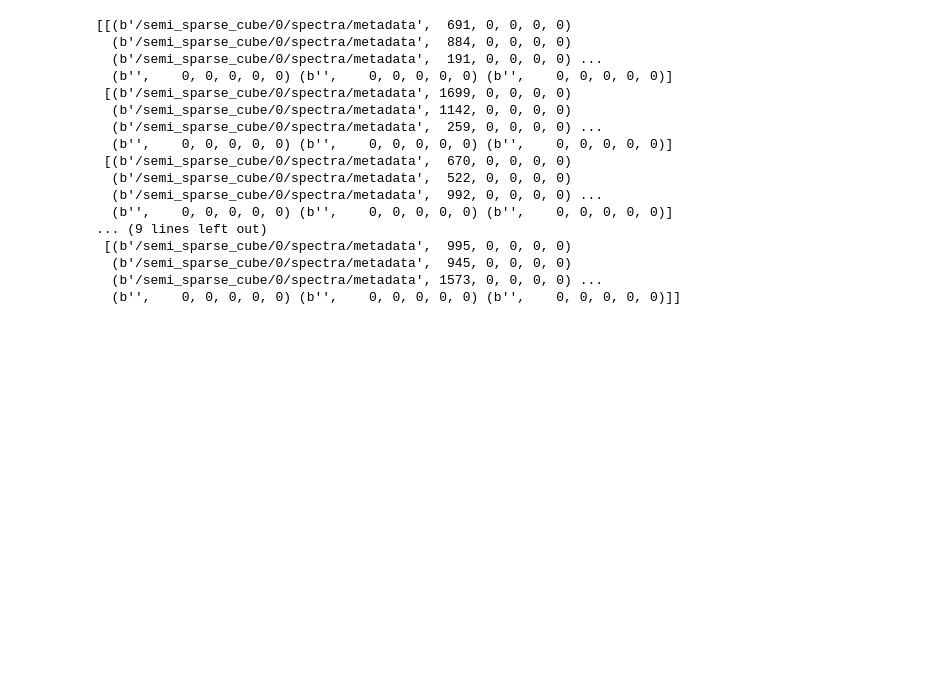
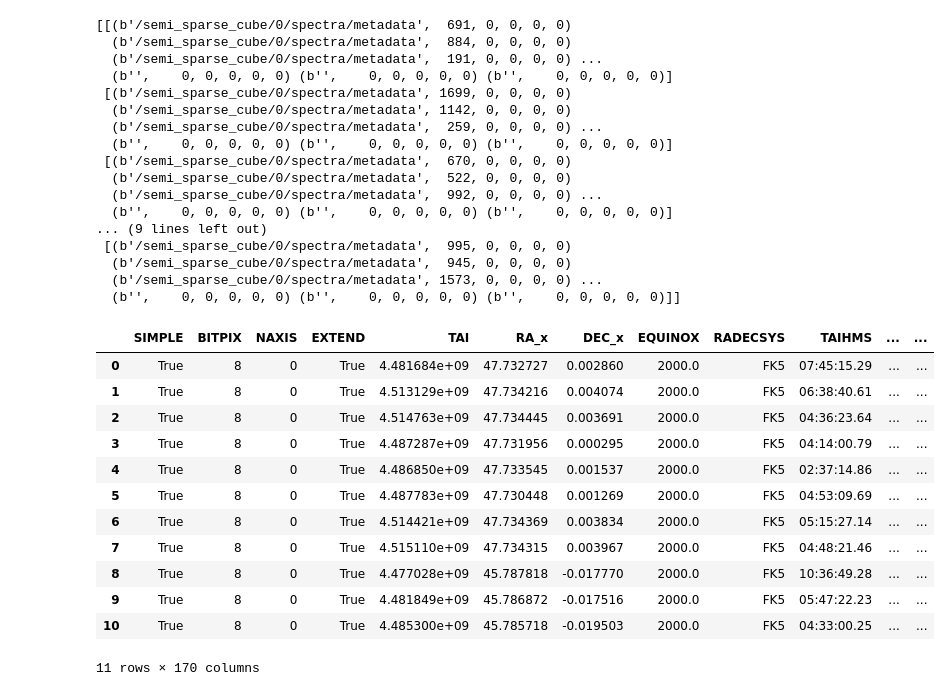
Before and after one commit to nadvornikjiri/HiSS-Cube, a Jupyter notebook: notebooks/SNR tests.ipynb, the cells around one changed output. Drawn from its saved outputs; the diff is of its cells as text; code cells hidden in the pictures; blank space fills up the shorter version.

```diff
--- a/notebooks/SNR tests.ipynb
+++ b/notebooks/SNR tests.ipynb
@@ -149,3 +187,28 @@ with h5py.File(h5_path) as h5_file:
   (b'/semi_sparse_cube/0/spectra/metadata',  945, 0, 0, 0, 0)
   (b'/semi_sparse_cube/0/spectra/metadata', 1573, 0, 0, 0, 0) ...
   (b'',    0, 0, 0, 0, 0) (b'',    0, 0, 0, 0, 0) (b'',    0, 0, 0, 0, 0)]]
+# %%
+h5_path = "../results/SDSS_cube.h5"
+
+import pandas as pd
+h5_file = pd.HDFStore(h5_path)
+
+df = h5_file["fits_spectra_metadata_star_formation_rates"]
+
+h5_file.close()
+
+df
+# %% [output]
+|  | SIMPLE | BITPIX | NAXIS | EXTEND | TAI | RA_x | DEC_x | EQUINOX | RADECSYS | TAIHMS | ... | ... |
+| 0 | True | 8 | 0 | True | 4.481684e+09 | 47.732727 | 0.002860 | 2000.0 | FK5 | 07:45:15.29 | ... | ... |
+| 1 | True | 8 | 0 | True | 4.513129e+09 | 47.734216 | 0.004074 | 2000.0 | FK5 | 06:38:40.61 | ... | ... |
+| 2 | True | 8 | 0 | True | 4.514763e+09 | 47.734445 | 0.003691 | 2000.0 | FK5 | 04:36:23.64 | ... | ... |
+| 3 | True | 8 | 0 | True | 4.487287e+09 | 47.731956 | 0.000295 | 2000.0 | FK5 | 04:14:00.79 | ... | ... |
+| 4 | True | 8 | 0 | True | 4.486850e+09 | 47.733545 | 0.001537 | 2000.0 | FK5 | 02:37:14.86 | ... | ... |
+| 5 | True | 8 | 0 | True | 4.487783e+09 | 47.730448 | 0.001269 | 2000.0 | FK5 | 04:53:09.69 | ... | ... |
+| 6 | True | 8 | 0 | True | 4.514421e+09 | 47.734369 | 0.003834 | 2000.0 | FK5 | 05:15:27.14 | ... | ... |
+| 7 | True | 8 | 0 | True | 4.515110e+09 | 47.734315 | 0.003967 | 2000.0 | FK5 | 04:48:21.46 | ... | ... |
+| 8 | True | 8 | 0 | True | 4.477028e+09 | 45.787818 | -0.017770 | 2000.0 | FK5 | 10:36:49.28 | ... | ... |
+| 9 | True | 8 | 0 | True | 4.481849e+09 | 45.786872 | -0.017516 | 2000.0 | FK5 | 05:47:22.23 | ... | ... |
+| 10 | True | 8 | 0 | True | 4.485300e+09 | 45.785718 | -0.019503 | 2000.0 | FK5 | 04:33:00.25 | ... | ... |
+11 rows × 170 columns
```
Also changed, not shown: parts of 8 cells of this notebook, 11 other files.
